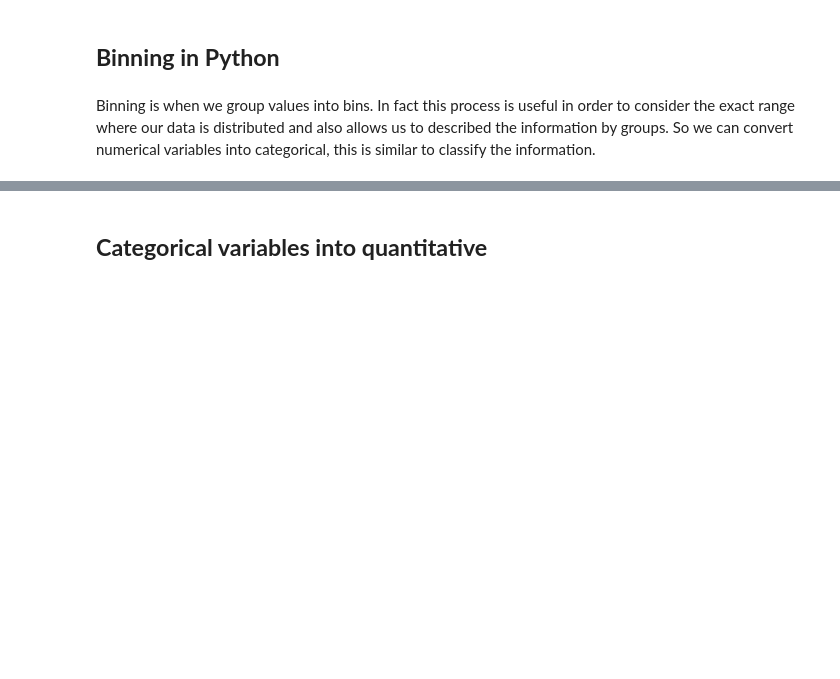
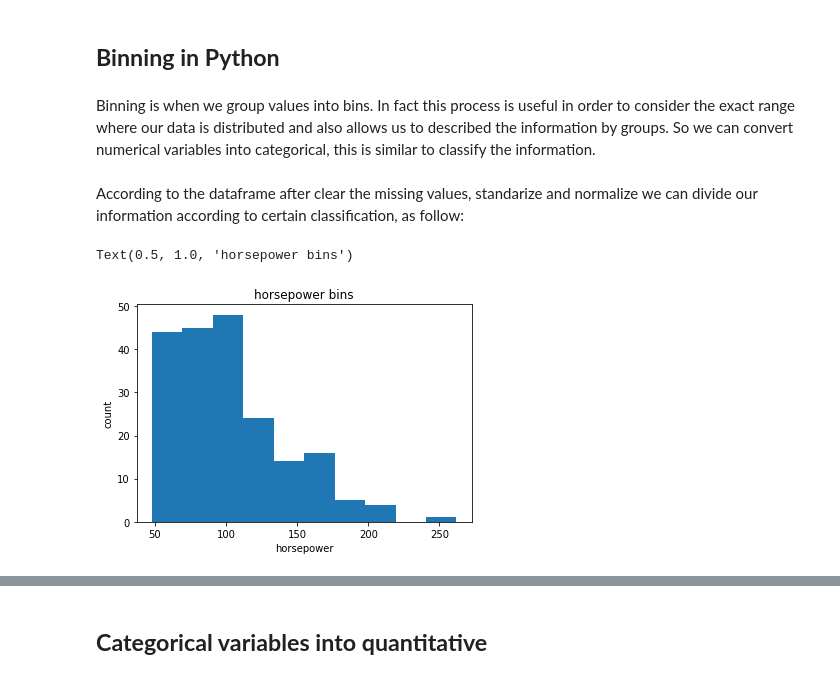
Before and after one commit to ajrianop/Data-Science-with-Python, a Jupyter notebook: ComputingLibrariesPython.ipynb, the cells around one changed output, grey strips where cells are left out. Saved outputs shown, nothing was run; the diff lists cells and outputs as text; code cells hidden in the pictures; blank space fills up the shorter version.

```diff
--- a/ComputingLibrariesPython.ipynb
+++ b/ComputingLibrariesPython.ipynb
@@ -471,8 +471,8 @@ See the caveats in the documentation: https://pandas.pydata.org/pandas-docs/stab
 # %% [markdown]
 We want to predict the prices of cars according to this dataset, so if the value of the price is not in the column `price`, the best idea is to drop the values associated to this column.
 # %%
-withoutNullAuto=auto1.dropna(subset=["price"], axis=0)
-print(f'Note that size of dataframe \nAuto1 = {auto1.shape[0]} \nwithoutNullAuto = {withoutNullAuto.shape[0]}')
+withoutNullAuto=withoutNullAuto.dropna(subset=["price"], axis=0)
+print(f'Note that size of dataframe \nAuto1 = {withoutNullAuto.shape[0]} \nwithoutNullAuto = {withoutNullAuto.shape[0]}')
 withoutNullAuto.head()
 # %% [output]
 Note that size of dataframe
@@ -488,3 +490,5 @@ withoutNullAuto = 201
+# %%
+withoutNullAuto.reset_index(drop=True, inplace=True)
 # %% [markdown]
 ## **Data formatting**
 # %% [markdown]
@@ -494,0 +534,9 @@ Due to the data is collected from different sources, we have to take take with t
+# %%
+withoutNullAuto[["bore", "stroke"]] = withoutNullAuto[["bore", "stroke"]].astype("float")
+withoutNullAuto[["normalized-losses",'horsepower']] = withoutNullAuto[["normalized-losses",'horsepower']].astype("int")
+withoutNullAuto[["price"]] = withoutNullAuto[["price"]].astype("float")
+withoutNullAuto[["peak-rpm"]] = withoutNullAuto[["peak-rpm"]].astype("float")
+lst_categories=['make',"fuel-type","aspiration",'num-of-doors', 'body-style', 'drive-wheels', 'engine-location','engine-type',
+       'num-of-cylinders', 'fuel-system']
+withoutNullAuto[lst_categories] = withoutNullAuto[lst_categories].astype("category")
+withoutNullAuto.dtypes
@@ -518,0 +606,17 @@ $\sigma$ : standard deviation<br>
+# %%
+'''
+Function that normalize the numeric data
+'''
+def normalizeCol(df,lst):
+  new_df=df.copy()
+  for column in lst:
+    new_df[column]=new_df[column]/new_df[column].max()
+  return new_df
+
+'''
+According to the following list we are going to normalize this data
+'''
+lst=["length","width","height"]
+norWithoutNullAuto=normalizeCol(withoutNullAuto,lst)
+print('The columns normalized in the dataframe')
+norWithoutNullAuto[lst].head()
@@ -521,3 +633,21 @@ $\sigma$ : standard deviation<br>
 # %% [markdown]
   Binning is when we group values into bins.
   In fact this process is useful in order to consider the exact range where our data is distributed and also allows us to described the information by groups. So we can convert numerical variables into categorical, this is similar to classify the information.
+# %% [markdown]
+According to the dataframe after clear the missing values, standarize and normalize we can divide our information according to certain classification, as follow:
+# %%
+'''
+This code plot the distribution of norWithoutNullAuto in the entry 'horsepower'
+'''
+import matplotlib as plt
+from matplotlib import pyplot
+
+plt.pyplot.hist(norWithoutNullAuto["horsepower"])
+
+# set x/y labels and plot title
+plt.pyplot.xlabel("horsepower")
+plt.pyplot.ylabel("count")
+plt.pyplot.title("horsepower bins")
+# %% [output]
+Text(0.5, 1.0, 'horsepower bins')
+[figure, added]
```
Also changed, not shown: parts of 38 cells of this notebook.
